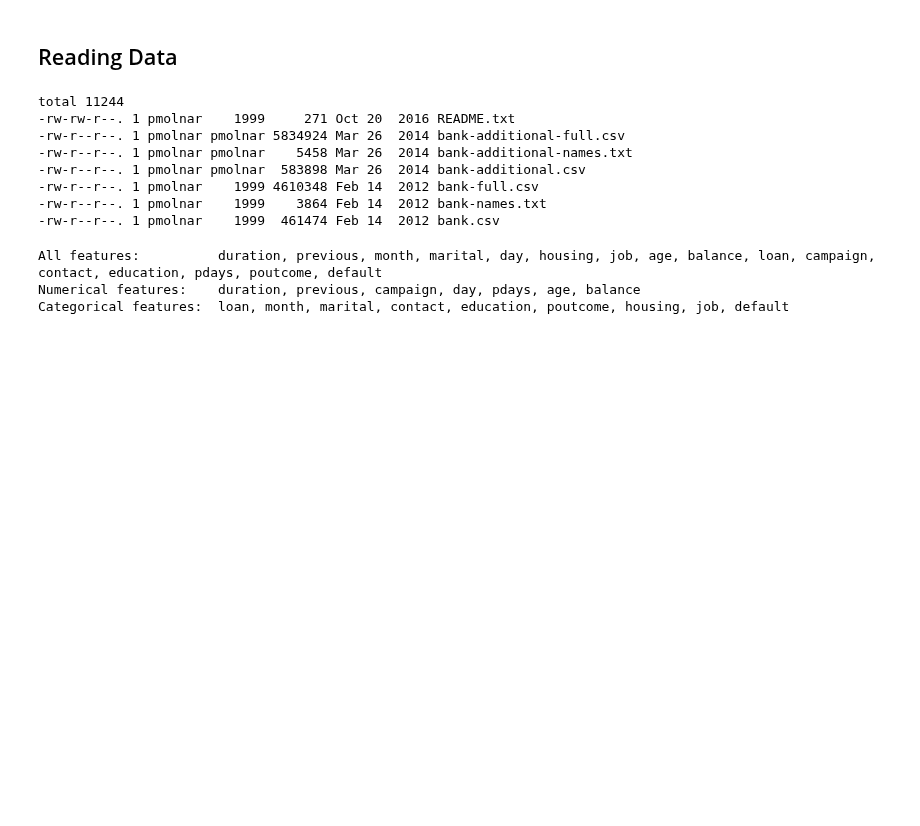
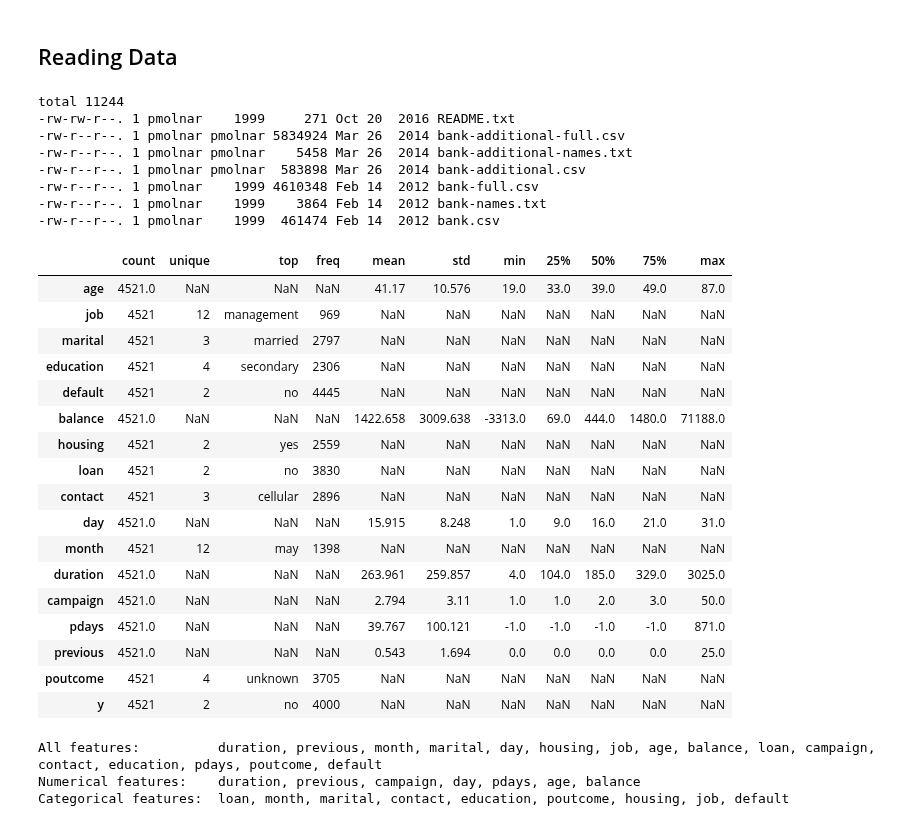
Before and after one commit to kingmolnar/DataScienceProgramming, a Jupyter notebook: 07-Information-Based-Learning/DecisionTree_orig.ipynb, the cells around one changed output. Cells and saved outputs as stored; diff of their text form; code cells hidden in the pictures; blank space fills up the shorter version.

```diff
--- a/07-Information-Based-Learning/DecisionTree_orig.ipynb
+++ b/07-Information-Based-Learning/DecisionTree_orig.ipynb
@@ -80,6 +80,27 @@ total 11244
 ### Read data
 DATAFILE = '/data/archive.ics.uci.edu/BankMarketing/bank.csv'
 df = pd.read_csv(DATAFILE, sep=';')
+# %%
+df.describe(include='all').T
+# %% [output]
+|  | count | unique | top | freq | mean | std | min | 25% | 50% | 75% | max |
+| age | 4521.0 | NaN | NaN | NaN | 41.17 | 10.576 | 19.0 | 33.0 | 39.0 | 49.0 | 87.0 |
+| job | 4521 | 12 | management | 969 | NaN | NaN | NaN | NaN | NaN | NaN | NaN |
+| marital | 4521 | 3 | married | 2797 | NaN | NaN | NaN | NaN | NaN | NaN | NaN |
+| education | 4521 | 4 | secondary | 2306 | NaN | NaN | NaN | NaN | NaN | NaN | NaN |
+| default | 4521 | 2 | no | 4445 | NaN | NaN | NaN | NaN | NaN | NaN | NaN |
+| balance | 4521.0 | NaN | NaN | NaN | 1422.658 | 3009.638 | -3313.0 | 69.0 | 444.0 | 1480.0 | 71188.0 |
+| housing | 4521 | 2 | yes | 2559 | NaN | NaN | NaN | NaN | NaN | NaN | NaN |
+| loan | 4521 | 2 | no | 3830 | NaN | NaN | NaN | NaN | NaN | NaN | NaN |
+| contact | 4521 | 3 | cellular | 2896 | NaN | NaN | NaN | NaN | NaN | NaN | NaN |
+| day | 4521.0 | NaN | NaN | NaN | 15.915 | 8.248 | 1.0 | 9.0 | 16.0 | 21.0 | 31.0 |
+| month | 4521 | 12 | may | 1398 | NaN | NaN | NaN | NaN | NaN | NaN | NaN |
+| duration | 4521.0 | NaN | NaN | NaN | 263.961 | 259.857 | 4.0 | 104.0 | 185.0 | 329.0 | 3025.0 |
+| campaign | 4521.0 | NaN | NaN | NaN | 2.794 | 3.11 | 1.0 | 1.0 | 2.0 | 3.0 | 50.0 |
+| pdays | 4521.0 | NaN | NaN | NaN | 39.767 | 100.121 | -1.0 | -1.0 | -1.0 | -1.0 | 871.0 |
+| previous | 4521.0 | NaN | NaN | NaN | 0.543 | 1.694 | 0.0 | 0.0 | 0.0 | 0.0 | 25.0 |
+| poutcome | 4521 | 4 | unknown | 3705 | NaN | NaN | NaN | NaN | NaN | NaN | NaN |
+| y | 4521 | 2 | no | 4000 | NaN | NaN | NaN | NaN | NaN | NaN | NaN |
 # %%
 ### use sets and '-' difference operation 'A-B'. Also there is a symmetric different '^'
 all_features = set(df.columns)-set(['y'])
```
Also changed, not shown: parts of 1 cell of this notebook.
